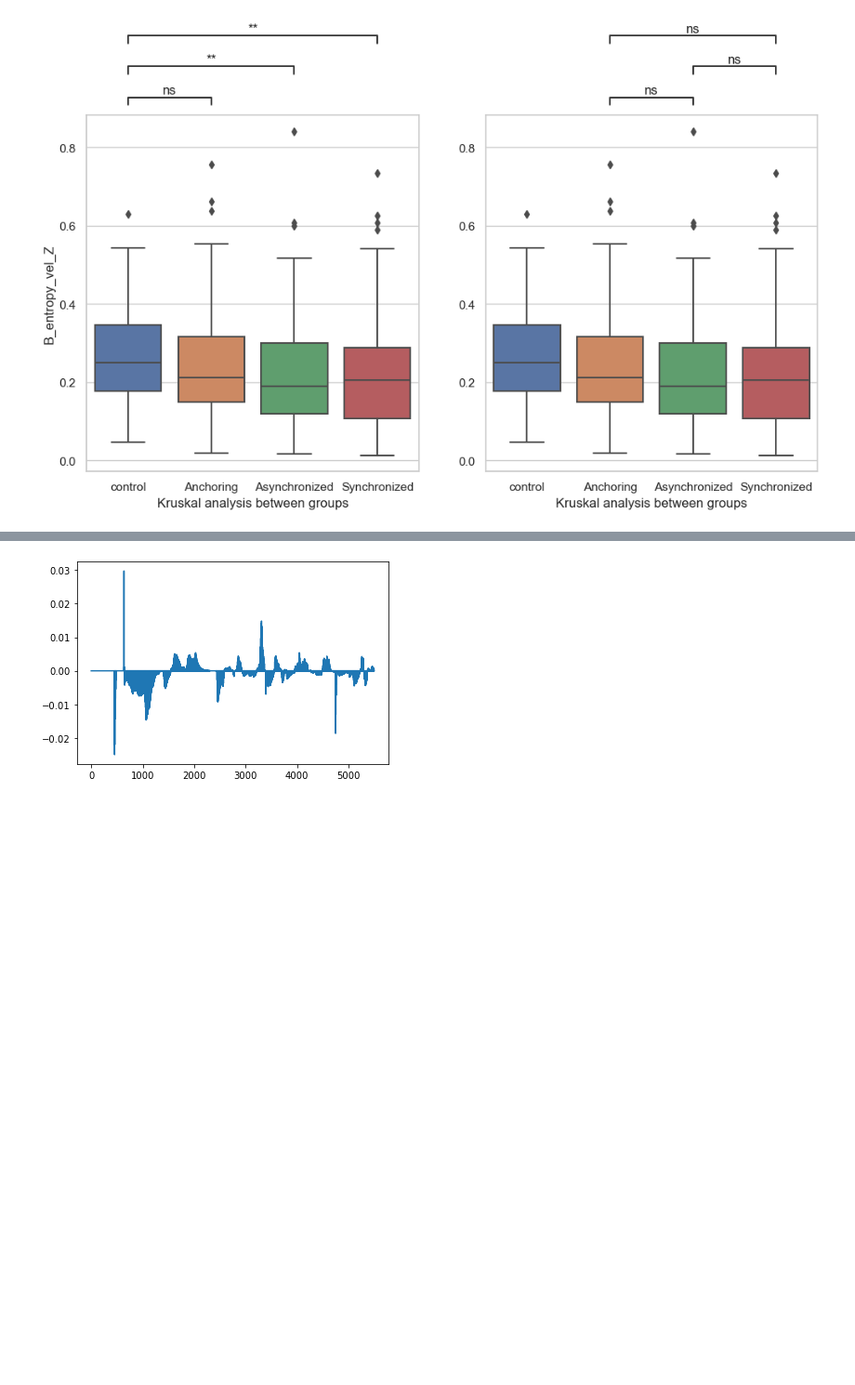
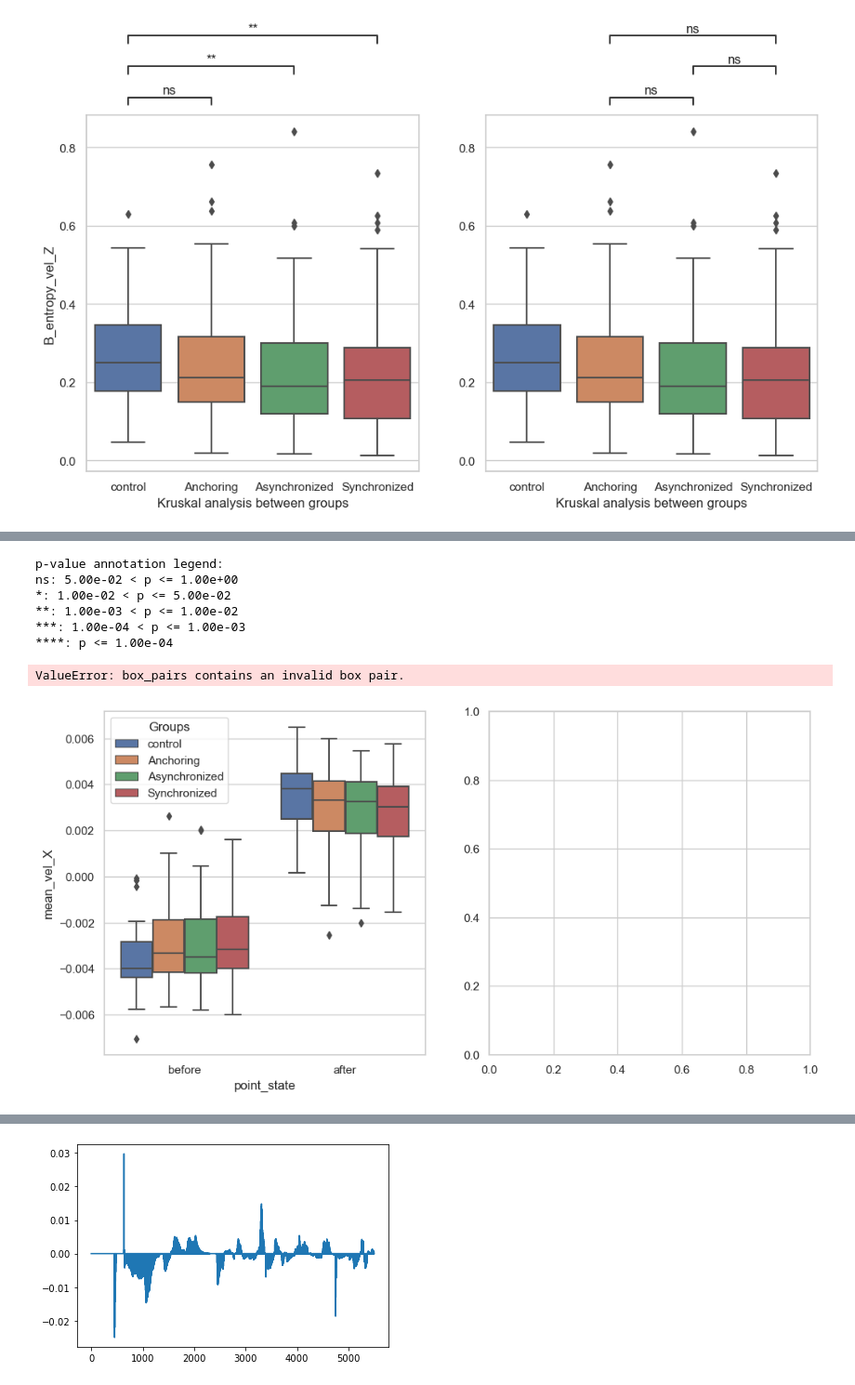
Before and after one commit to Tianyu-Zhou/nasa_project, a Jupyter notebook: cogload/cogload_nasa_home.ipynb, the cells around one changed output, grey strips where cells are left out. Shown at 93% size. Cells and saved outputs as stored; diff of their text form; code cells hidden in the pictures; blank space fills up the shorter version.

```diff
--- a/cogload/cogload_nasa_home.ipynb
+++ b/cogload/cogload_nasa_home.ipynb
@@ -1339,42 +1509,71 @@ data['mean_vel_Z'] = data['mean_vel_Z'][np.abs(data['mean_vel_Z'])<0.01]
 # %%
 ### pair analysis visualization start end
 for axis in ['X','Y','Z']:
    sns.set(style = 'whitegrid')
-   x = 'Groups'
-   # y = 'mean_vel_' + axis
-   y = 'entropy_vel_' + axis
+   x = 'point_state'
+   y = 'mean_vel_' + axis
+   # y = 'entropy_vel_' + axis
+   state = 1
 
-   hue = 'point_state'
+   hue = 'Groups'
    order = ["control", "Anchoring","Asynchronized","Synchronized"]
    point_states = ["before","after"]
    method = 'Kruskal'
 
-   fig, axes = plt.subplots(1,1, figsize=(6,6), dpi=100)
+
+
+   fig, axes = plt.subplots(1,2, figsize=(12,6), dpi=100)
 
    if 1:
-      axes = sns.boxplot(ax = axes, data=data, x=x, y=y, hue=hue)
-      test_results = add_stat_annotation(ax=axes, data=data, x=x, y=y, hue=hue,
+      axes[0] = sns.boxplot(ax = axes[0], data=data, x=x, y=y, hue=hue)
+      test_results = add_stat_annotation(ax=axes[0], data=data, x=x, y=y, hue=hue,
                                        box_pairs=[
-                                          ((order[0], point_states[0]), (order[0], point_states[1])),
-                                          ((order[1], point_states[0]), (order[1], point_states[1])),
-                                          ((order[2], point_states[0]), (order[2], point_states[1])),
-                                          ((order[3], point_states[0]), (order[3], point_states[1])),
-                                          # ((order[0], point_states[0]), (order[1], point_states[0])),
-                                          # ((order[0], point_states[0]), (order[2], point_states[0])),
-                                          # ((order[0], point_states[0]), (order[3], point_states[0])),
+                                          ((order[0], point_states[state]), (order[1], point_states[state])),
+                                          ((order[0], point_states[state]), (order[2], point_states[state])),
+                                          ((order[0], point_states[state]), (order[3], point_states[state])),
                                           ],
                                        test=method,
                                        # test='Wilcoxon',
                                        comparisons_correction=None,
                                        text_format='star', loc='outside', verbose=1,
                                     #    line_offset_to_box= -1,
                                     #    line_offset= 1,
                                     #    text_offset = -1,
                                        # stats_params={'alternative': 'greater'}
                                        )
       # axes[0].set(xlabel='Paired analysis between conditions (Greater)', ylabel='VRSQ score')
       # axes[0].set(xlabel='Kruskal-Wallis analysis between groups', ylabel='Cognitive Load')
       # axes[0].set(xlabel='Wilcoxon analysis between groups', ylabel='Mission time (s)')
-      axes.set(xlabel = method + ' analysis between groups', ylabel=name + '_' + y)
-
+      axes[0].set(xlabel = method + ' analysis between groups', ylabel=name + '_' + y)
+      axes[0].legend_.remove()
+   if 1:
+      axes[1] = sns.boxplot(ax = axes[1], data=data, x=x, y=y, hue=hue)
+      test_results = add_stat_annotation(ax=axes[1], data=data, x=x, y=y, hue=hue,
+                                       box_pairs=[
+                                          ((order[1], point_states[state]), (order[2], point_states[state])),
+                                          ((order[1], point_states[state]), (order[3], point_states[state])),
+                                          ((order[2], point_states[state]), (order[3], point_states[state])),
+                                          ],
+                                       test=method,
+                                       # test='Wilcoxon',
+                                       comparisons_correction=None,
+                                       text_format='star', loc='outside', verbose=1,
+                                    #    line_offset_to_box= -1,
+                                    #    line_offset= 1,
+                                    #    text_offset = -1,
+                                       # stats_params={'alternative': 'greater'}
+                                       )
+      # axes[0].set(xlabel='Paired analysis between conditions (Greater)', ylabel='VRSQ score')
+      # axes[0].set(xlabel='Kruskal-Wallis analysis between groups', ylabel='Cognitive Load')
+      # axes[0].set(xlabel='Wilcoxon analysis between groups', ylabel='Mission time (s)')
+      axes[1].set(xlabel = method + ' analysis between groups')
       plt.legend(bbox_to_anchor=(1.02, 1), loc='upper left', borderaxespad=0)
+# %% [output]
+p-value annotation legend:
+ns: 5.00e-02 < p <= 1.00e+00
+*: 1.00e-02 < p <= 5.00e-02
+**: 1.00e-03 < p <= 1.00e-02
+***: 1.00e-04 < p <= 1.00e-03
+****: p <= 1.00e-04
+ValueError: box_pairs contains an invalid box pair.
+[figure, added]
```
Also changed, not shown: parts of 4 cells of this notebook.
